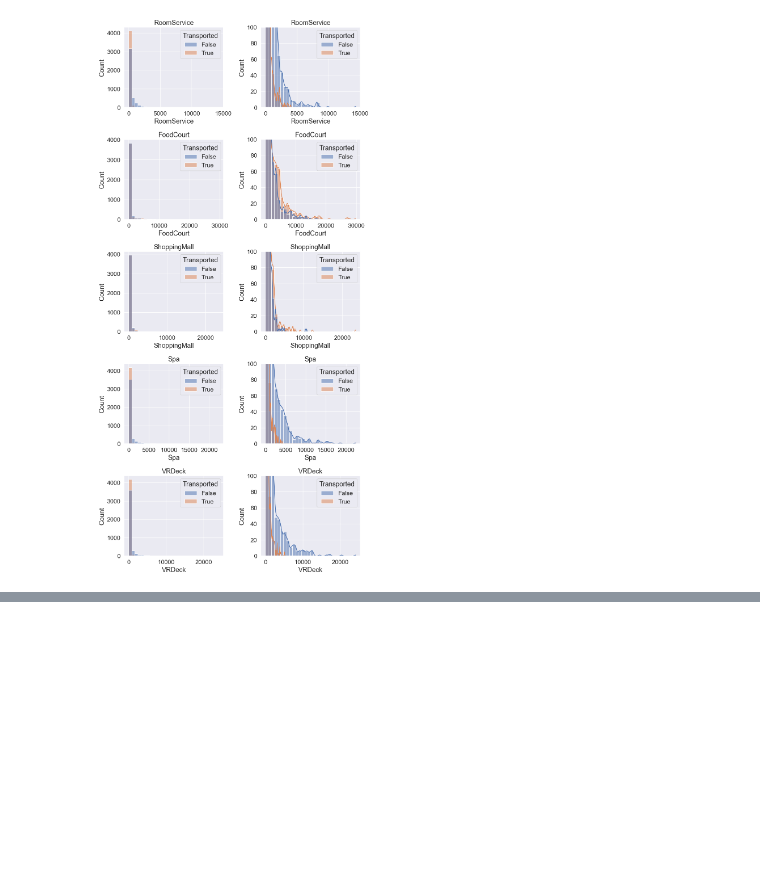
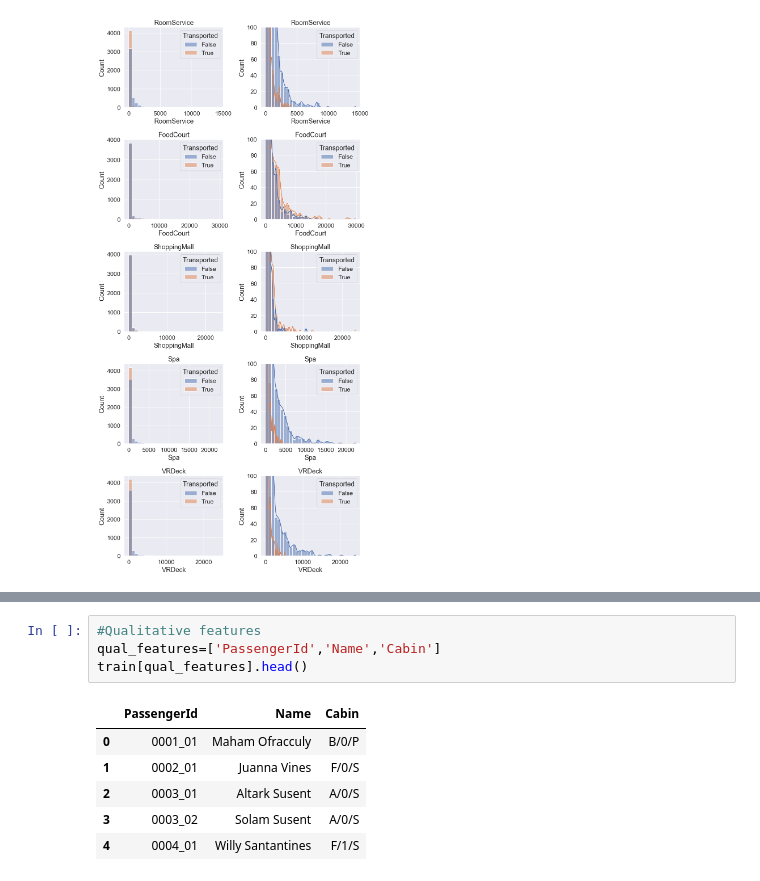
Before and after one commit to manishbhatia7/ML-Projects, a Jupyter notebook: Competitions/Titanic Spaceship/notrbook.ipynb, the cells around one changed output, grey strips where cells are left out. Drawn from its saved outputs; the diff is of its cells as text; blank space fills up the shorter version.

```diff
--- a/Competitions/Titanic Spaceship/notrbook.ipynb
+++ b/Competitions/Titanic Spaceship/notrbook.ipynb
@@ -159,0 +170,11 @@ plt.show()
+# %%
+#Qualitative features
+qual_features=['PassengerId','Name','Cabin']
+train[qual_features].head()
+# %% [output]
+|  | PassengerId | Name | Cabin |
+| 0 | 0001_01 | Maham Ofracculy | B/0/P |
+| 1 | 0002_01 | Juanna Vines | F/0/S |
+| 2 | 0003_01 | Altark Susent | A/0/S |
+| 3 | 0003_02 | Solam Susent | A/0/S |
+| 4 | 0004_01 | Willy Santantines | F/1/S |
```
Also changed, not shown: parts of 1 cell of this notebook.
